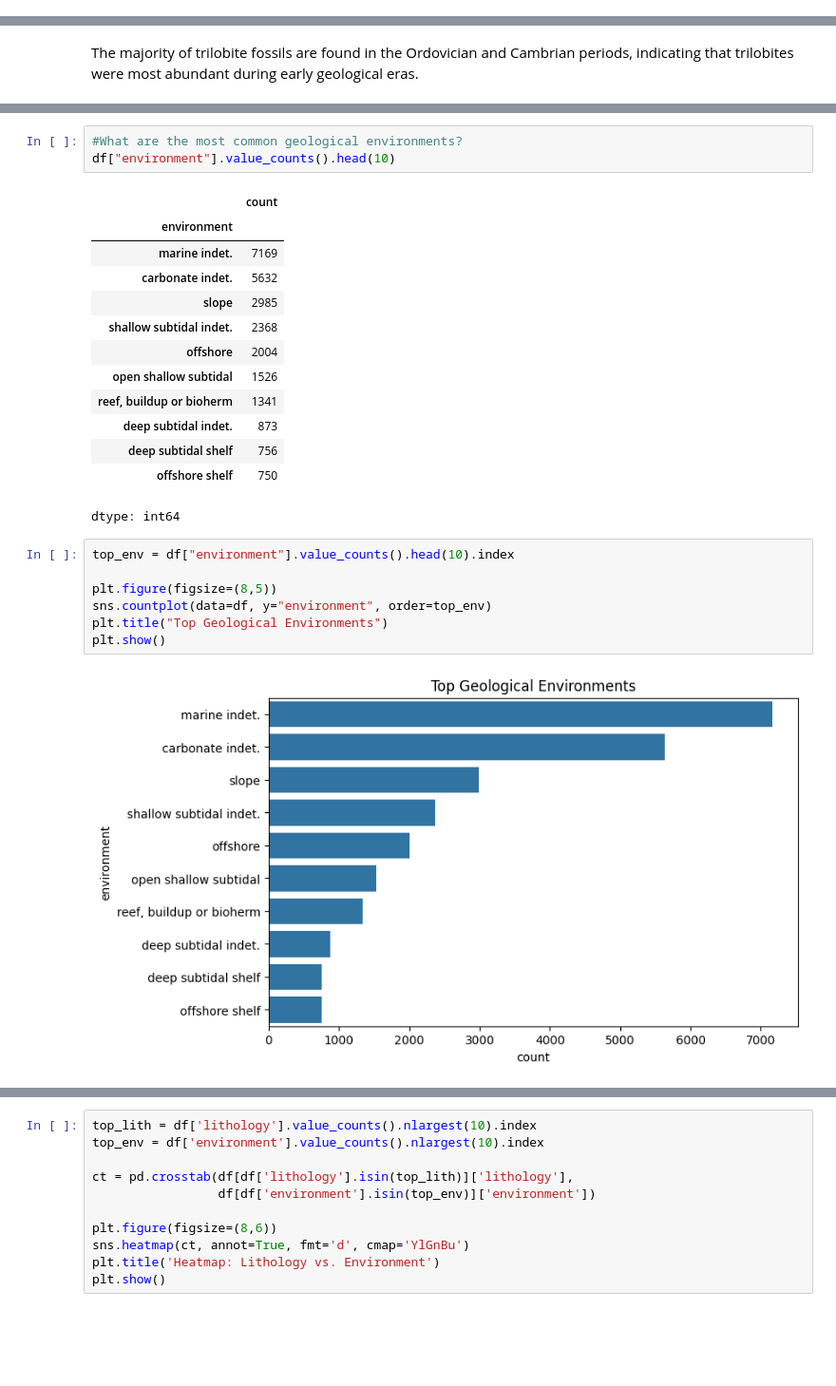
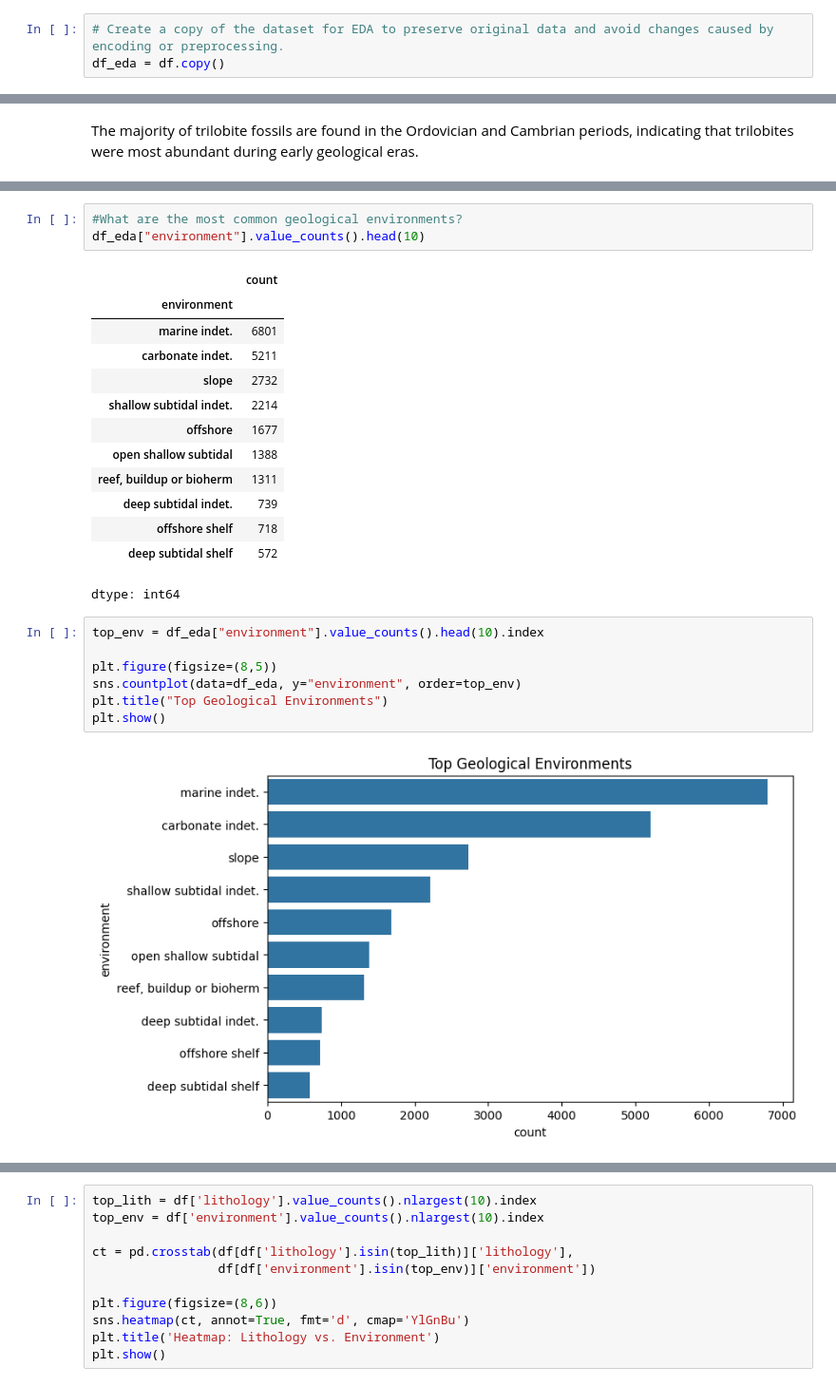
Before and after one commit to FO7S/Machine-learning-project, a Jupyter notebook: Predict_the_Age_of_a_Trilobite_Fossil.ipynb, the cells around one changed output, grey strips where cells are left out. Shown at 95% size. Saved outputs shown, nothing was run; the diff lists cells and outputs as text; blank space fills up the shorter version.

```diff
--- a/Predict_the_Age_of_a_Trilobite_Fossil.ipynb
+++ b/Predict_the_Age_of_a_Trilobite_Fossil.ipynb
@@ -281,6 +259,9 @@ Number of Outliers: 2420
 # Conclusion:
 # No true outliers were found in the dataset.
 # Therefore, no rows were removed, and the data is considered clean and reliable.
+# %%
+# Create a copy of the dataset for EDA to preserve original data and avoid changes caused by encoding or preprocessing.
+df_eda = df.copy()
 # %% [markdown]
 #Feature Engineering
 # %%
@@ -424,29 +406,29 @@ plt.show()
 # %%
 #What are the most common geological environments?
-df["environment"].value_counts().head(10)
+df_eda["environment"].value_counts().head(10)
 # %% [output]
 |  | count |
 | environment |  |
-| marine indet. | 7169 |
-| carbonate indet. | 5632 |
-| slope | 2985 |
-| shallow subtidal indet. | 2368 |
-| offshore | 2004 |
-| open shallow subtidal | 1526 |
-| reef, buildup or bioherm | 1341 |
-| deep subtidal indet. | 873 |
-| deep subtidal shelf | 756 |
-| offshore shelf | 750 |
+| marine indet. | 6801 |
+| carbonate indet. | 5211 |
+| slope | 2732 |
+| shallow subtidal indet. | 2214 |
+| offshore | 1677 |
+| open shallow subtidal | 1388 |
+| reef, buildup or bioherm | 1311 |
+| deep subtidal indet. | 739 |
+| offshore shelf | 718 |
+| deep subtidal shelf | 572 |
 dtype: int64
 # %%
-top_env = df["environment"].value_counts().head(10).index
+top_env = df_eda["environment"].value_counts().head(10).index
 
 plt.figure(figsize=(8,5))
-sns.countplot(data=df, y="environment", order=top_env)
+sns.countplot(data=df_eda, y="environment", order=top_env)
 plt.title("Top Geological Environments")
 plt.show()
 # %% [output]
-[figure, old version]
+[figure, new version]
 # %%
 
 numeric_cols = ['genus_num', 'max_age_mya', 'min_age_mya', 'longitude', 'latitude']
```
Also changed, not shown: parts of 5 cells of this notebook.
